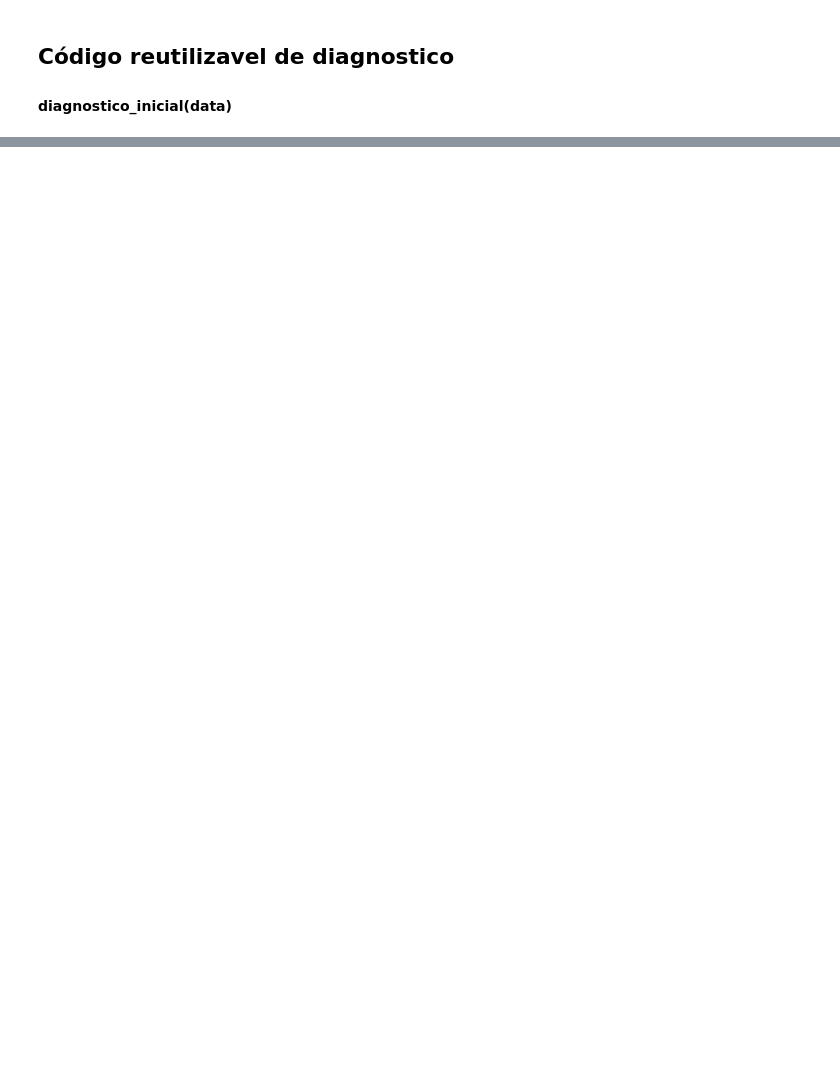
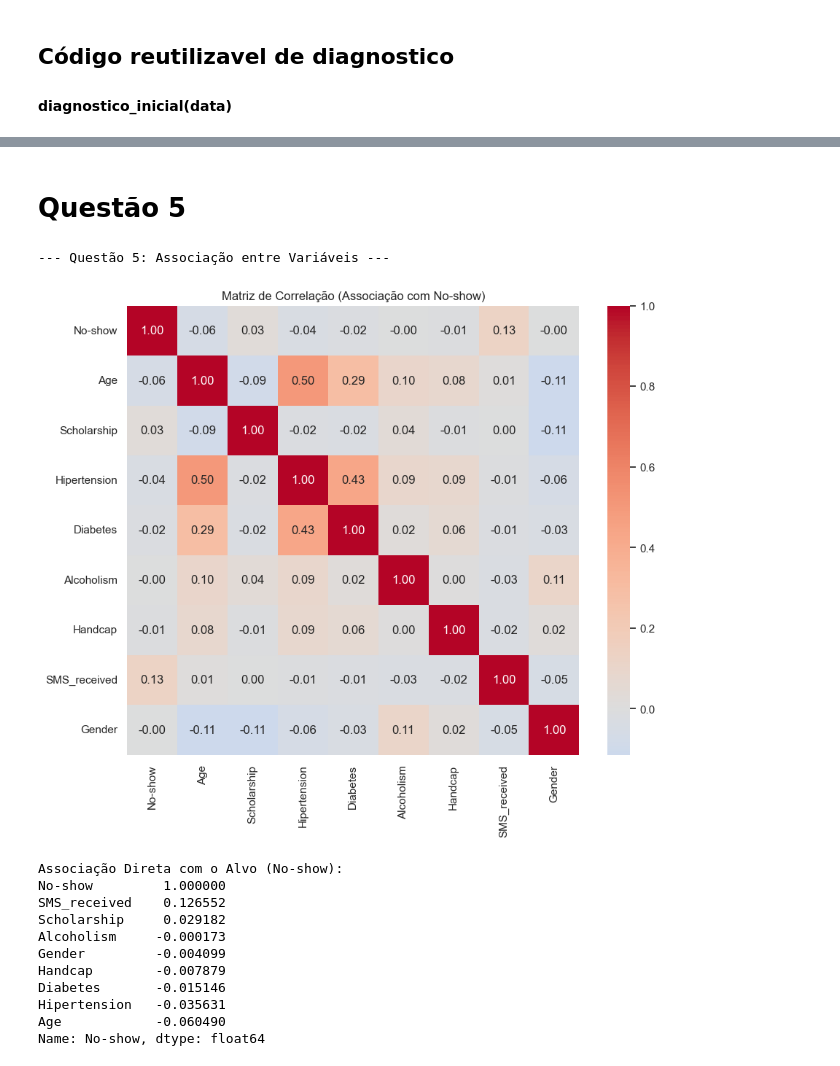
Before and after one commit to leandrowanderley/DataScience_UFAL, a Jupyter notebook: Lista 1/script.ipynb, the cells around one changed output, grey strips where cells are left out. Drawn from its saved outputs; the diff is of its cells as text; code cells hidden in the pictures; blank space fills up the shorter version.

```diff
--- a/Lista 1/script.ipynb
+++ b/Lista 1/script.ipynb
@@ -118,0 +490,46 @@ See https://pandas.pydata.org/docs/user_guide/migration-3-strings.html#string-mi
+# %% [markdown]
+# Questão 5
+# %%
+import seaborn as sns
+import matplotlib.pyplot as plt
+
+def analise_associacao(data):
+    print("--- Questão 5: Associação entre Variáveis --- \n")
+
+    df_corr = data.copy()
+
+    # 1. Preparação: Transformar variáveis categóricas em numéricas para correlação
+    df_corr['No-show'] = df_corr['No-show'].map({'Yes': 1, 'No': 0})
+    df_corr['Gender'] = df_corr['Gender'].map({'F': 0, 'M': 1})
+
+    # Selecionar apenas colunas numéricas (incluindo as binárias)
+    colunas_interesse = ['No-show', 'Age', 'Scholarship', 'Hipertension',
+                         'Diabetes', 'Alcoholism', 'Handcap', 'SMS_received', 'Gender']
+
+    corr_matrix = df_corr[colunas_interesse].corr()
+
+    # 2. Gerar o Heatmap
+    plt.figure(figsize=(10, 8))
+    sns.heatmap(corr_matrix, annot=True, cmap='coolwarm', fmt=".2f", center=0)
+    plt.title('Matriz de Correlação (Associação com No-show)')
+    plt.show()
+
+    # 3. Mostrar correlação direta com o alvo
+    print("\nAssociação Direta com o Alvo (No-show):")
+    print(corr_matrix['No-show'].sort_values(ascending=False))
+
+analise_associacao(df_limpo)
+# %% [output]
+--- Questão 5: Associação entre Variáveis ---
+[figure, added]
+Associação Direta com o Alvo (No-show):
+No-show         1.000000
+SMS_received    0.126552
+Scholarship     0.029182
+Alcoholism     -0.000173
+Gender         -0.004099
+Handcap        -0.007879
+Diabetes       -0.015146
+Hipertension   -0.035631
+Age            -0.060490
+Name: No-show, dtype: float64
```
Also changed, not shown: parts of 20 cells of this notebook.
